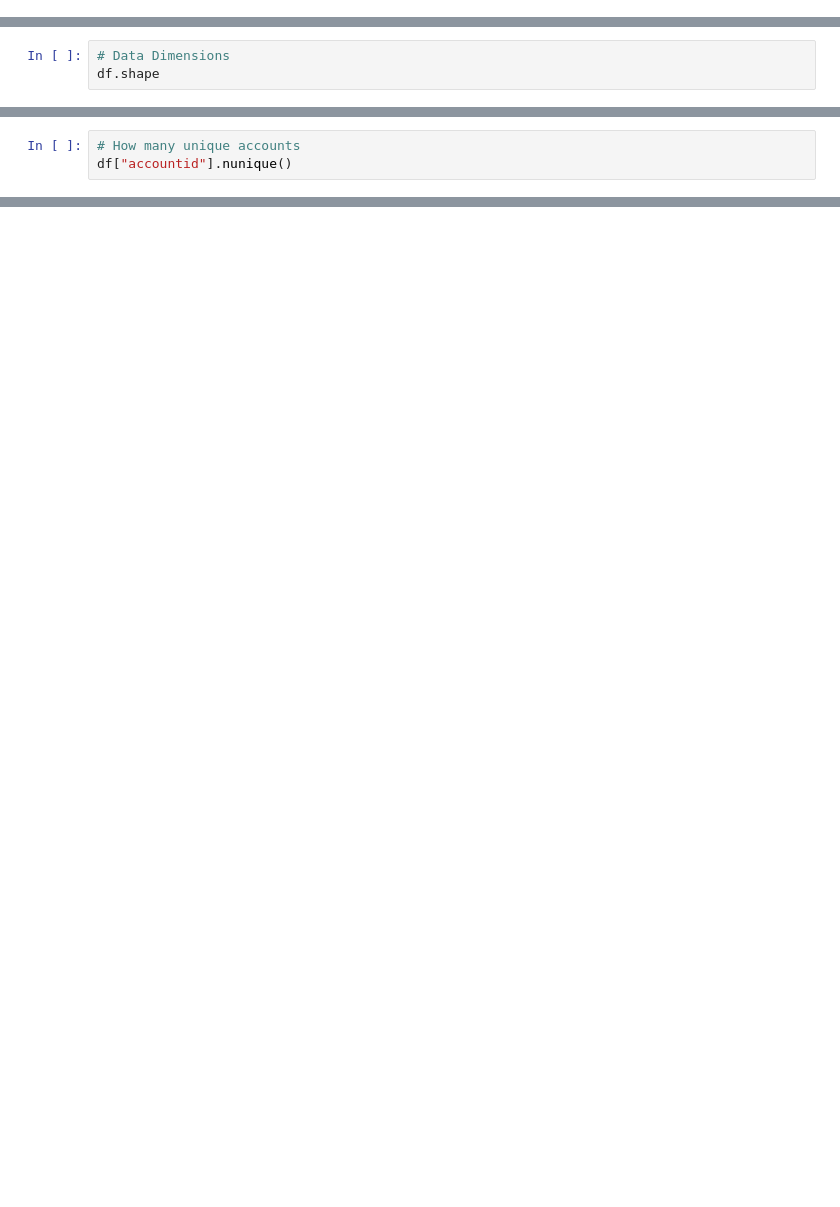
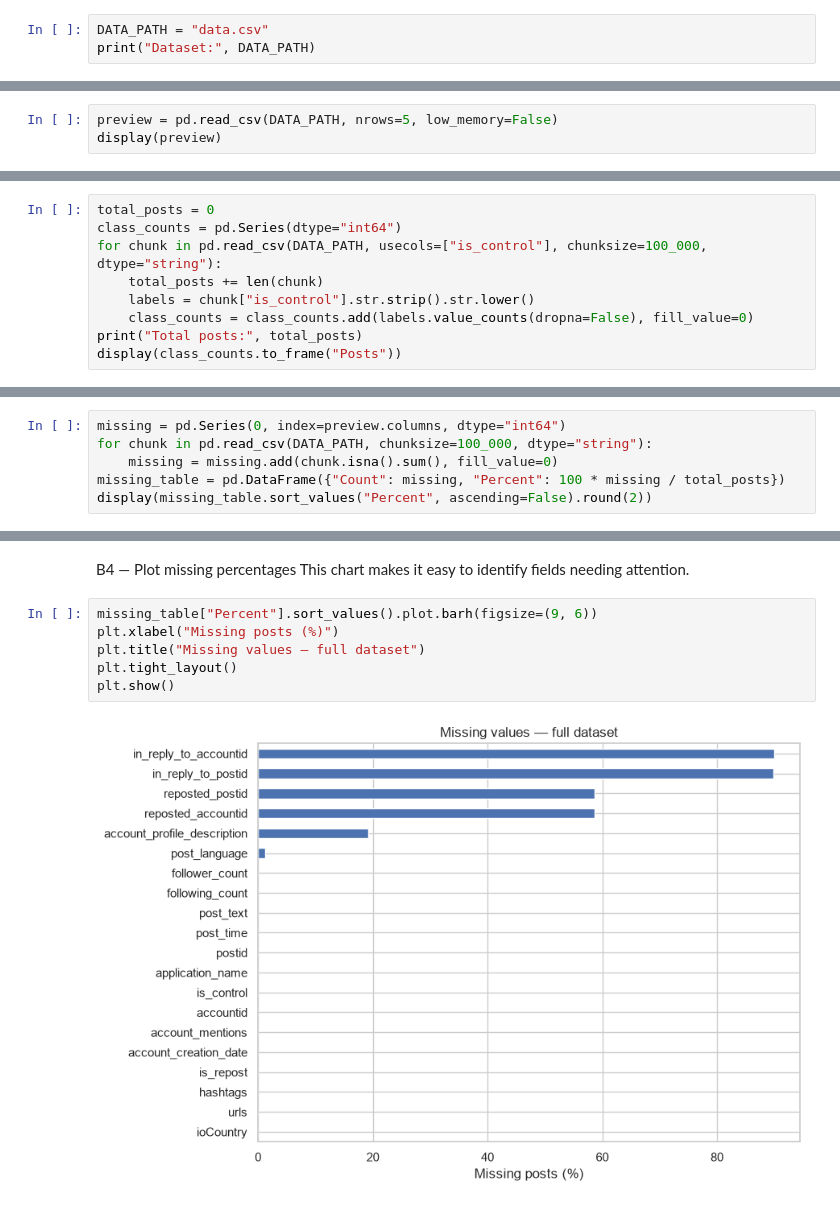
Before and after one commit to OsamaAawad/Data-Mining-Project-, a Jupyter notebook: notebooks/01_dataUnderstanding.ipynb, the cells around one changed output, grey strips where cells are left out. Saved outputs shown, nothing was run; the diff lists cells and outputs as text; blank space fills up the shorter version.

Commit message:
add data understanding

```diff
--- a/notebooks/01_dataUnderstanding.ipynb
+++ b/notebooks/01_dataUnderstanding.ipynb
@@ -3,0 +19,3 @@ This notebook loads the raw dataset and performs initial exploration of its stru
+# %%
+DATA_PATH = "data.csv"
+print("Dataset:", DATA_PATH)
@@ -3,0 +27,3 @@ This notebook loads the raw dataset and performs initial exploration of its stru
+# %%
+preview = pd.read_csv(DATA_PATH, nrows=5, low_memory=False)
+display(preview)
@@ -19,4 +116,10 @@ df.head()
 # %%
-# Data Dimensions
-df.shape
+total_posts = 0
+class_counts = pd.Series(dtype="int64")
+for chunk in pd.read_csv(DATA_PATH, usecols=["is_control"], chunksize=100_000, dtype="string"):
+    total_posts += len(chunk)
+    labels = chunk["is_control"].str.strip().str.lower()
+    class_counts = class_counts.add(labels.value_counts(dropna=False), fill_value=0)
+print("Total posts:", total_posts)
+display(class_counts.to_frame("Posts"))
 # %% [output]
@@ -44,4 +147,7 @@ memory usage: 1.2+ GB
 # %%
-# How many unique accounts
-df["accountid"].nunique()
+missing = pd.Series(0, index=preview.columns, dtype="int64")
+for chunk in pd.read_csv(DATA_PATH, chunksize=100_000, dtype="string"):
+    missing = missing.add(chunk.isna().sum(), fill_value=0)
+missing_table = pd.DataFrame({"Count": missing, "Percent": 100 * missing / total_posts})
+display(missing_table.sort_values("Percent", ascending=False).round(2))
 # %% [output]
@@ -48,0 +171,11 @@ df["accountid"].nunique()
+# %% [markdown]
+B4 — Plot missing percentages
+This chart makes it easy to identify fields needing attention.
+# %%
+missing_table["Percent"].sort_values().plot.barh(figsize=(9, 6))
+plt.xlabel("Missing posts (%)")
+plt.title("Missing values — full dataset")
+plt.tight_layout()
+plt.show()
+# %% [output]
+[figure, added]
```
Also changed, not shown: parts of 70 cells of this notebook, 2 other files.
